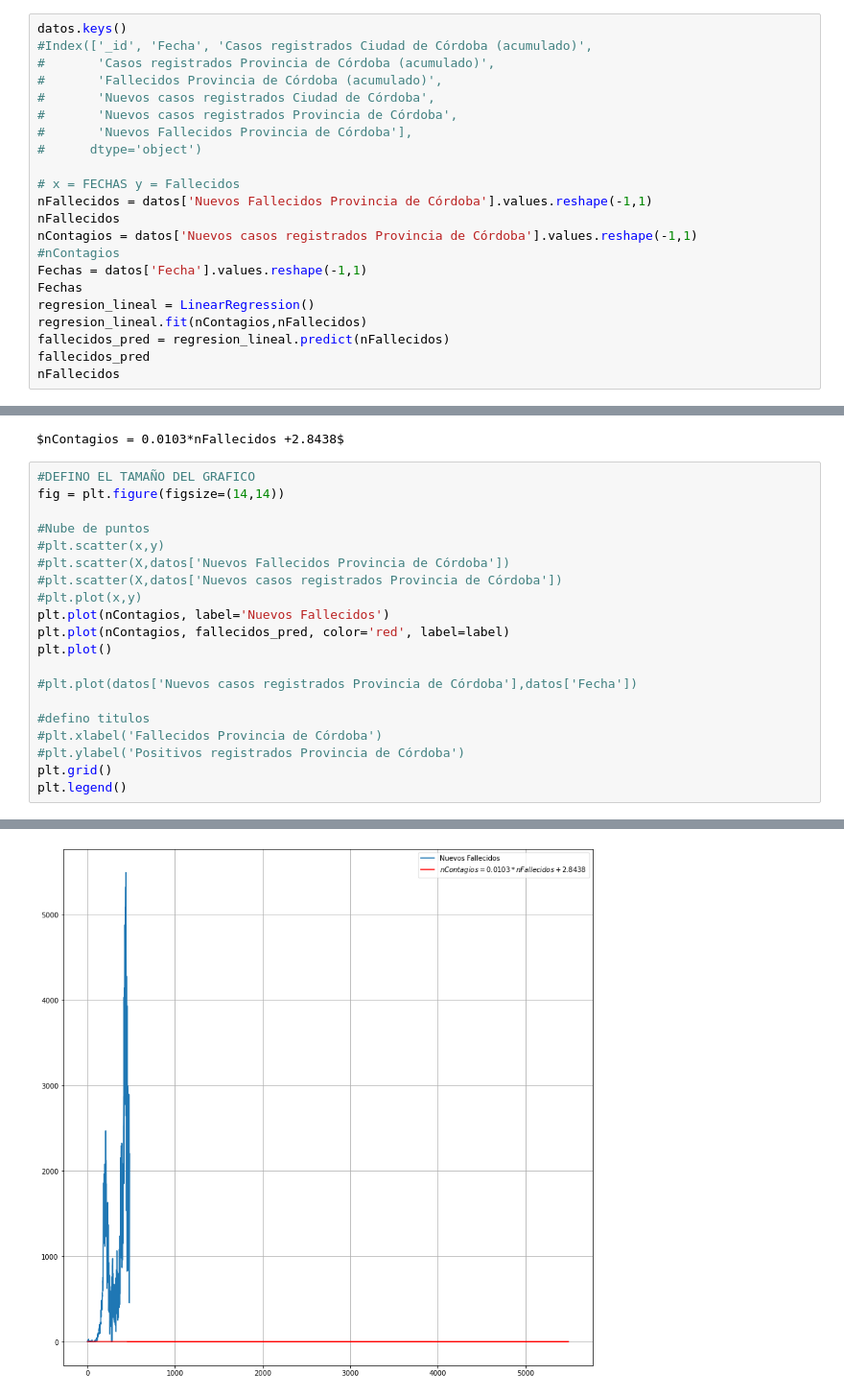
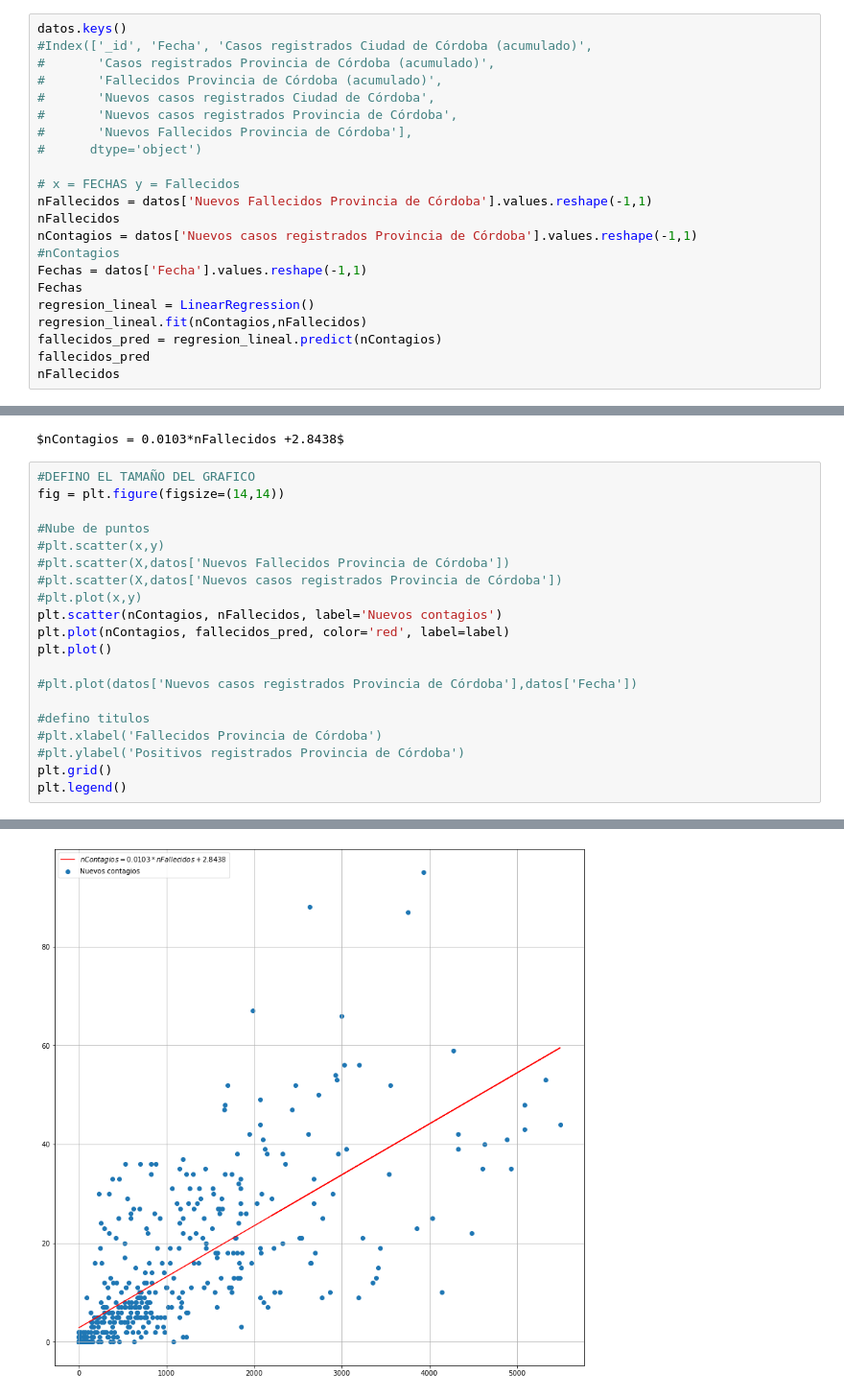
Before and after one commit to ISPC2020/tscdprog2020_g3-team-grupo-3, a Jupyter notebook: COVID_Cordoba/Correr_regresion_lineal.ipynb, the cells around one changed output, grey strips where cells are left out. Shown at 96% size. Drawn from its saved outputs; the diff is of its cells as text.

Commit message:
Regresion Correcta

```diff
--- a/COVID_Cordoba/Correr_regresion_lineal.ipynb
+++ b/COVID_Cordoba/Correr_regresion_lineal.ipynb
@@ -73,7 +74,7 @@ Fechas = datos['Fecha'].values.reshape(-1,1)
 Fechas
 regresion_lineal = LinearRegression()
 regresion_lineal.fit(nContagios,nFallecidos)
-fallecidos_pred = regresion_lineal.predict(nFallecidos)
+fallecidos_pred = regresion_lineal.predict(nContagios)
 fallecidos_pred
 nFallecidos
 # %% [output]
@@ -107,23 +108,23 @@ $nContagios = 0.0103*nFallecidos +2.8438$
 # %%
 #DEFINO EL TAMAÑO DEL GRAFICO
 fig = plt.figure(figsize=(14,14))
 
 #Nube de puntos
 #plt.scatter(x,y)
 #plt.scatter(X,datos['Nuevos Fallecidos Provincia de Córdoba'])
 #plt.scatter(X,datos['Nuevos casos registrados Provincia de Córdoba'])
 #plt.plot(x,y)
-plt.plot(nContagios, label='Nuevos Fallecidos')
+plt.scatter(nContagios, nFallecidos, label='Nuevos contagios')
 plt.plot(nContagios, fallecidos_pred, color='red', label=label)
 plt.plot()
 
 #plt.plot(datos['Nuevos casos registrados Provincia de Córdoba'],datos['Fecha'])
 
 #defino titulos
 #plt.xlabel('Fallecidos Provincia de Córdoba')
 #plt.ylabel('Positivos registrados Provincia de Córdoba')
 plt.grid()
 plt.legend()
 # %% [output]
 <matplotlib.legend.Legend at 0x...>
-[figure, old version]
+[figure, new version]
```
Also changed, not shown: parts of 1 cell of this notebook.
